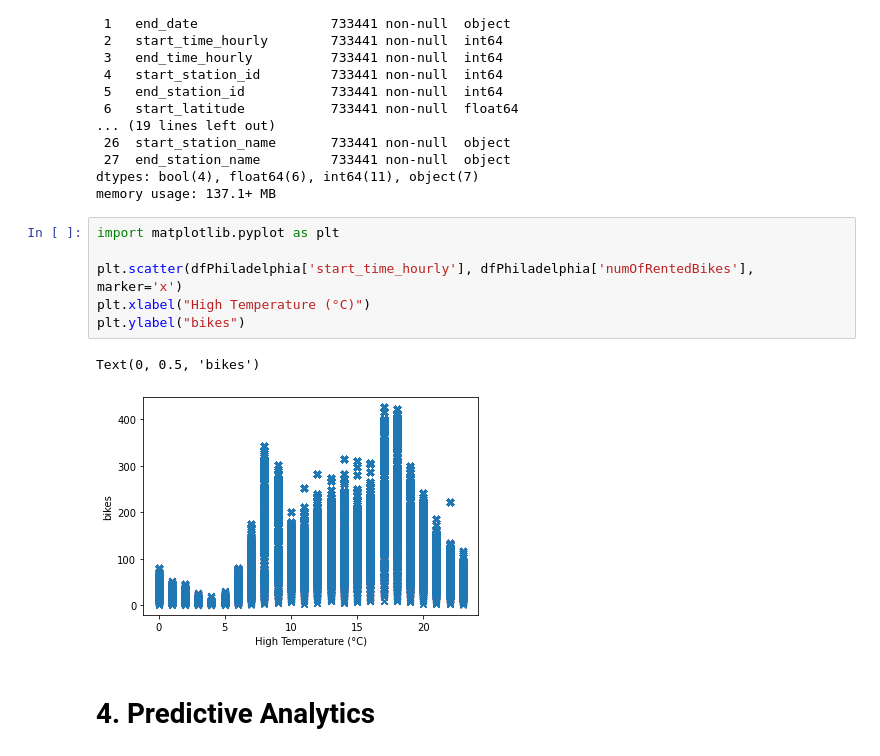
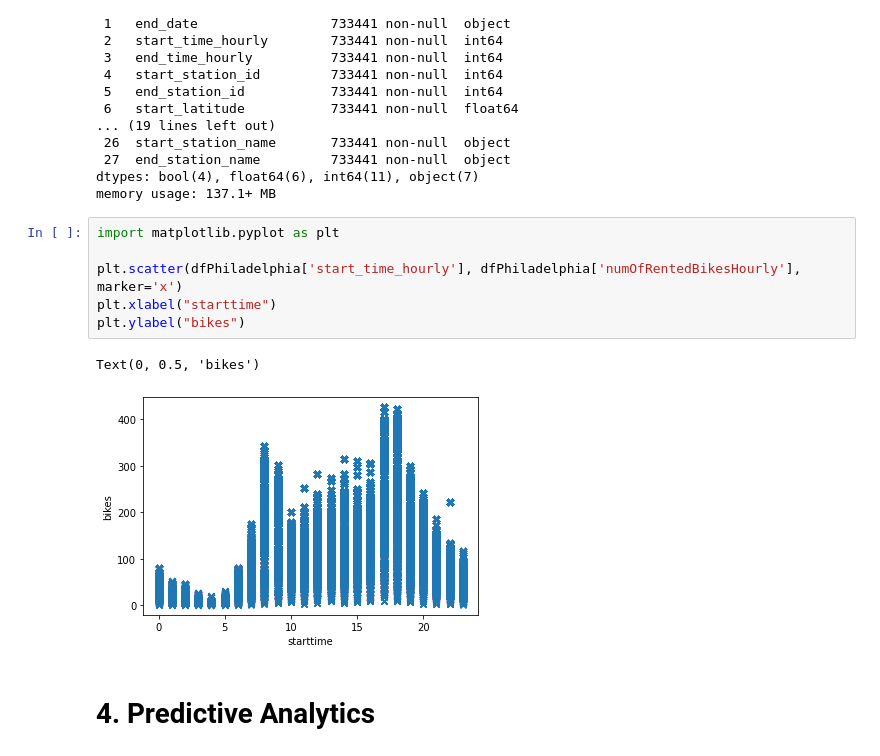
Before and after one commit to Hannah2800/AA_2022_PythonPandas, a Jupyter notebook: Task 4 - Predictive Analytics.ipynb, the cells around one changed output. Saved outputs shown, nothing was run; the diff lists cells and outputs as text.

```diff
--- a/Task 4 - Predictive Analytics.ipynb
+++ b/Task 4 - Predictive Analytics.ipynb
@@ -40,12 +40,12 @@ memory usage: 137.1+ MB
 # %%
 import matplotlib.pyplot as plt
 
-plt.scatter(dfPhiladelphia['start_time_hourly'], dfPhiladelphia['numOfRentedBikes'], marker='x')
-plt.xlabel("High Temperature (°C)")
+plt.scatter(dfPhiladelphia['start_time_hourly'], dfPhiladelphia['numOfRentedBikesHourly'], marker='x')
+plt.xlabel("starttime")
 plt.ylabel("bikes")
 # %% [output]
 Text(0, 0.5, 'bikes')
-[figure, old version]
+[figure, new version]
 # %% [markdown]
 # 4. Predictive Analytics
 # %% [markdown]
```
Also changed, not shown: parts of 8 cells of this notebook.
